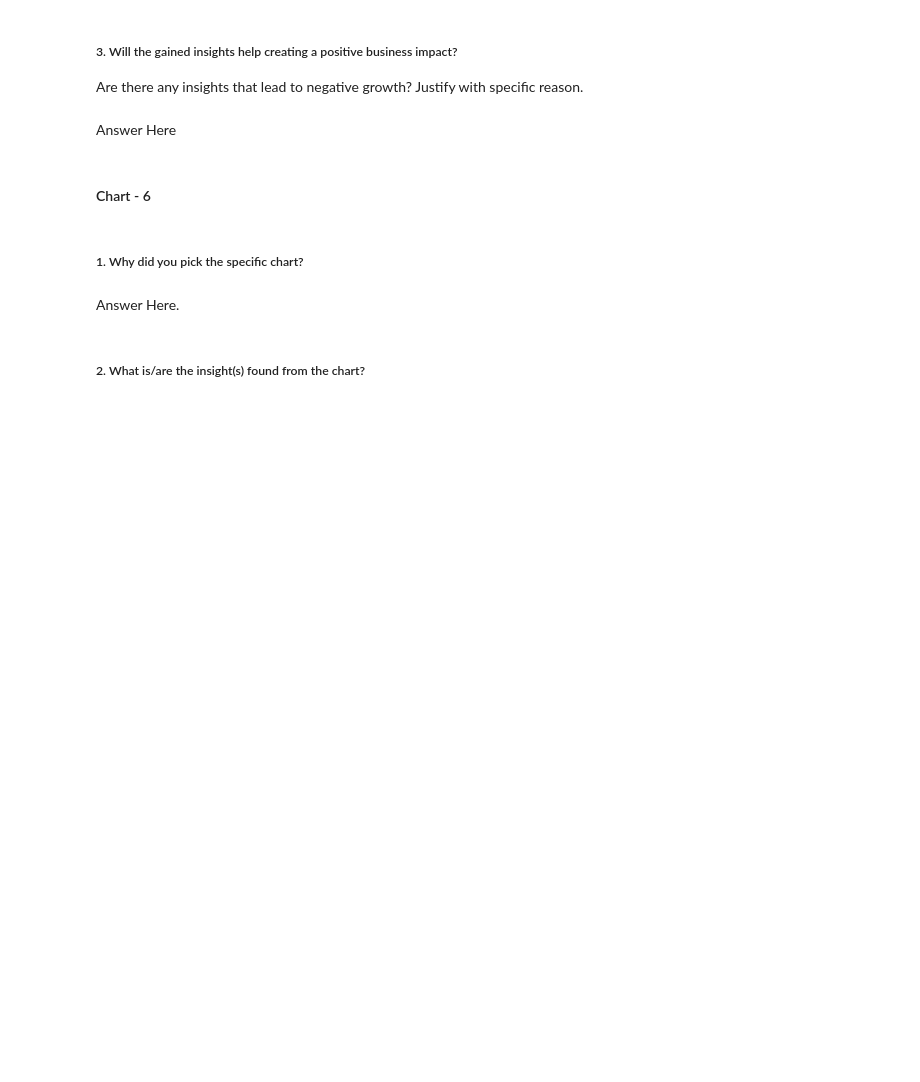
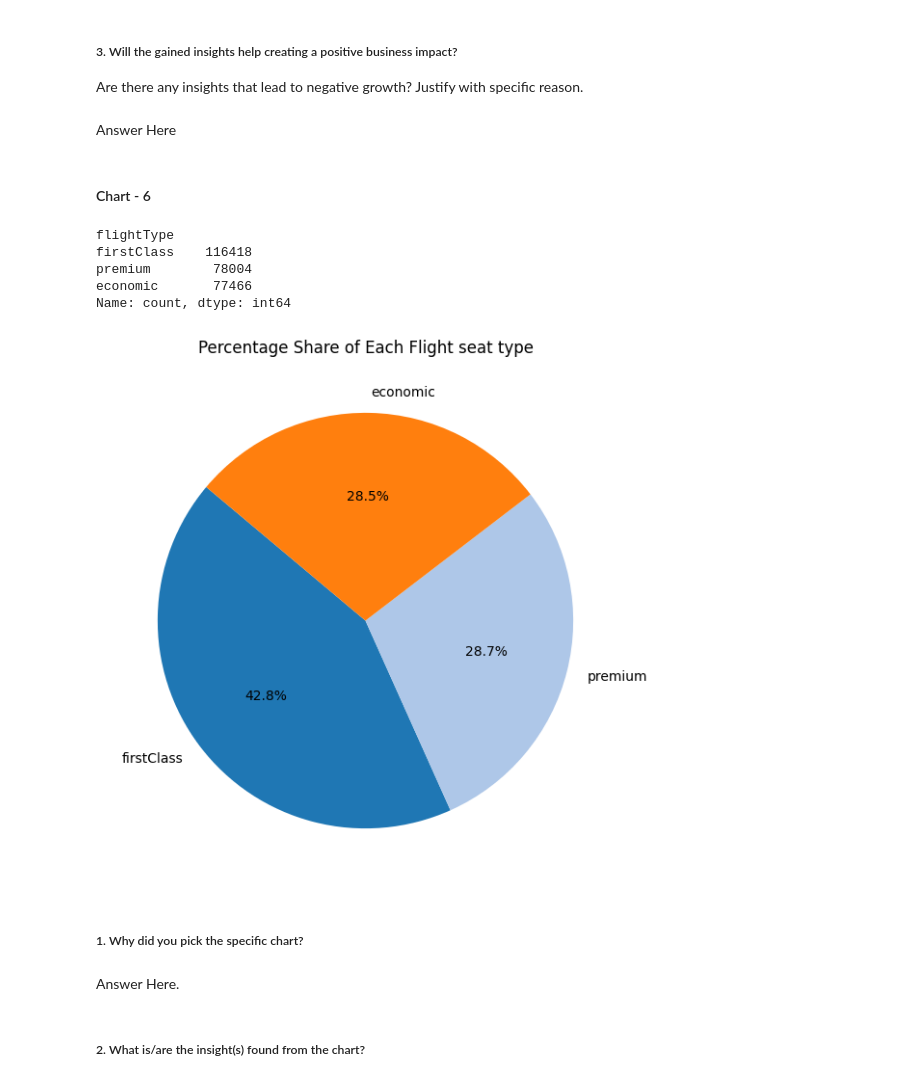
Before and after one commit to Navjotkhatri/Productionization_of_ML_Systems_in_Travel_Industry, a Jupyter notebook: Productionization_of_ML_Systems.ipynb, the cells around one changed output. Cells and saved outputs as stored; diff of their text form; code cells hidden in the pictures; blank space fills up the shorter version.

```diff
--- a/Productionization_of_ML_Systems.ipynb
+++ b/Productionization_of_ML_Systems.ipynb
@@ -768,3 +766,21 @@ Answer Here
+# %%
+type_count=flights_df['flightType'].value_counts()
+# %%
+type_count
+# %% [output]
+flightType
+firstClass    116418
+premium        78004
+economic       77466
+Name: count, dtype: int64
+# %%
+# Chart - 6 visualization code
+plt.figure(figsize=(10, 7))
+plt.pie(type_count, labels=type_count.index,autopct='%1.1f%%',  startangle=140,colors=plt.get_cmap('tab20').colors)
+plt.title('Percentage Share of Each Flight seat type')
+plt.show()
+# %% [output]
+[figure, added]
 # %% [markdown]
 ##### 1. Why did you pick the specific chart?
 # %% [markdown]
```
Also changed, not shown: parts of 10 cells of this notebook.
